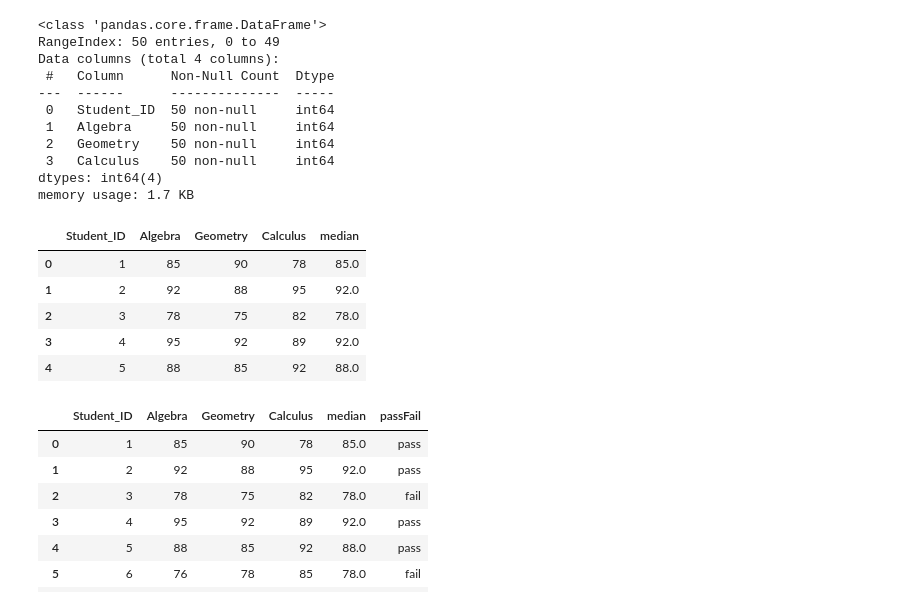
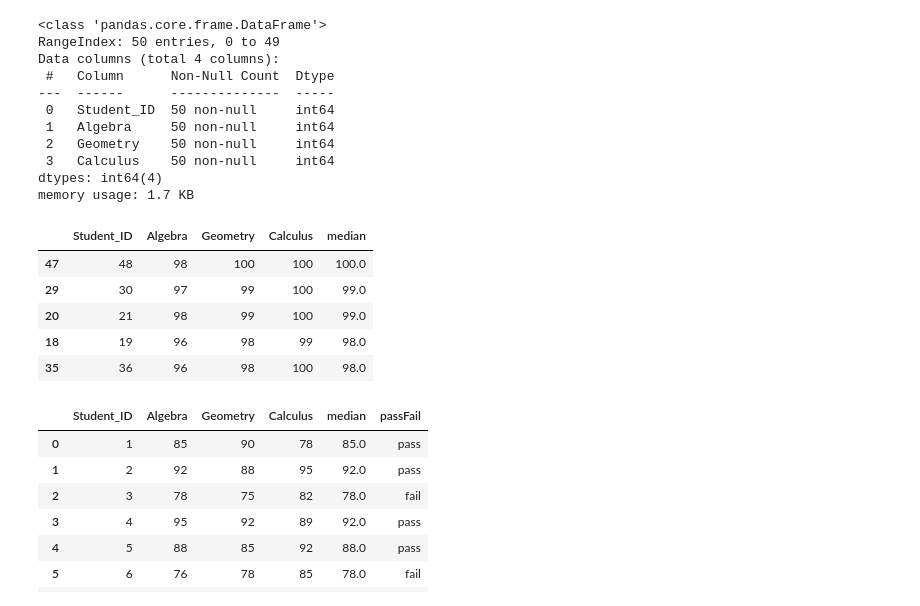
Before and after one commit to DataWranglerPro/quartz, a Jupyter notebook: content/Assets/notebooks/analyzing_student_performance.ipynb, the cells around one changed output. Drawn from its saved outputs; the diff is of its cells as text; code cells hidden in the pictures.

```diff
--- a/content/Assets/notebooks/analyzing_student_performance.ipynb
+++ b/content/Assets/notebooks/analyzing_student_performance.ipynb
@@ -112,14 +112,16 @@ memory usage: 1.7 KB
 # %%
 # calculate the average score for each subject
 df['median'] = df[['Algebra', 'Geometry', 'Calculus']].median(axis=1) # I usually choose the median over the average
-df.head()
+
+# identify the top 5 students with the highest overall score (average of all three subjects)
+df.sort_values(by='median', ascending=False).head()
 # %% [output]
 |  | Student_ID | Algebra | Geometry | Calculus | median |
-| 0 | 1 | 85 | 90 | 78 | 85.0 |
-| 1 | 2 | 92 | 88 | 95 | 92.0 |
-| 2 | 3 | 78 | 75 | 82 | 78.0 |
-| 3 | 4 | 95 | 92 | 89 | 92.0 |
-| 4 | 5 | 88 | 85 | 92 | 88.0 |
+| 47 | 48 | 98 | 100 | 100 | 100.0 |
+| 29 | 30 | 97 | 99 | 100 | 99.0 |
+| 20 | 21 | 98 | 99 | 100 | 99.0 |
+| 18 | 19 | 96 | 98 | 99 | 98.0 |
+| 35 | 36 | 96 | 98 | 100 | 98.0 |
 # %%
 # create a new column to indicate whether each student passed or failed the exam (passing score is 80 or higher)
 df['passFail'] = df['median'].apply(lambda x: "pass" if x >= 80 else "fail")
```
